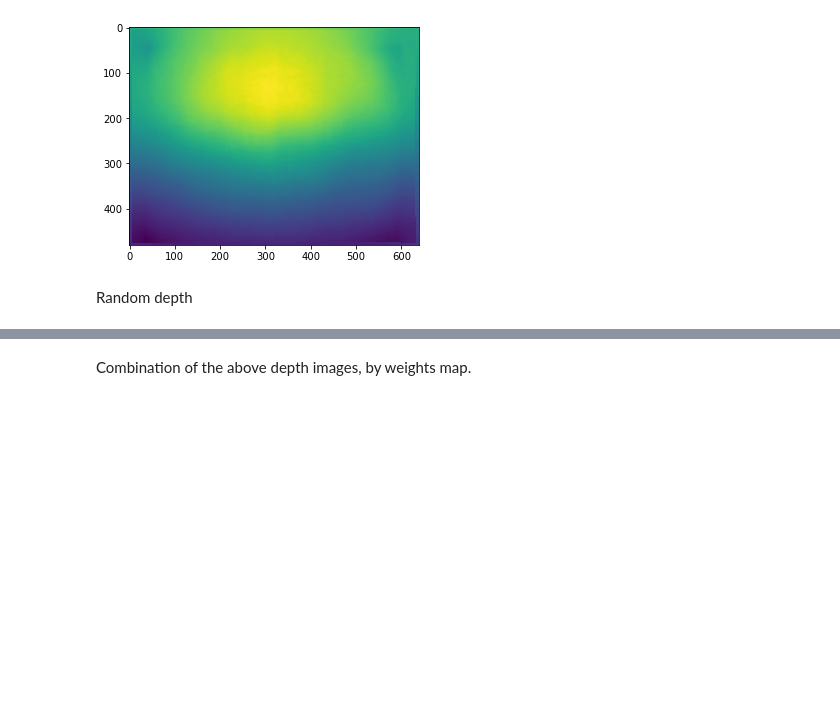
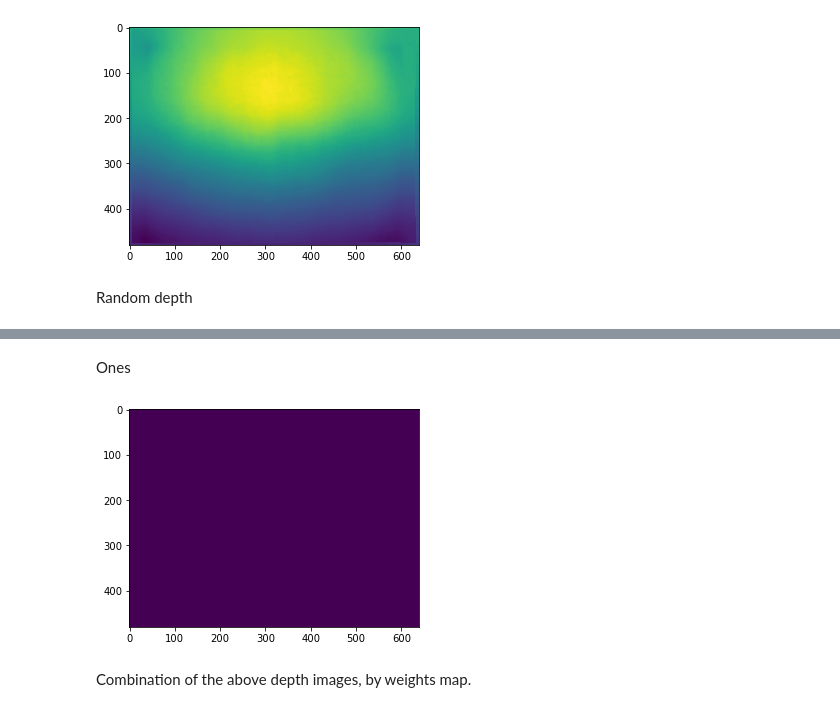
Before and after one commit to manorzvi/cs236781-project, a Jupyter notebook: Depth_image_generator_for_model_predictions.ipynb, the cells around one changed output, grey strips where cells are left out. Drawn from its saved outputs; the diff is of its cells as text; code cells hidden in the pictures; blank space fills up the shorter version.

```diff
--- a/Depth_image_generator_for_model_predictions.ipynb
+++ b/Depth_image_generator_for_model_predictions.ipynb
@@ -149,3 +163,15 @@ if 0.0 < final_depth_image_weights["random"]:
+# %% [markdown]
+Ones
+# %%
+if 0.0 < final_depth_image_weights["ones"]:
+    def get_depth_image__synthetic_ones(image_width, image_height):
+        return max_color * (np.ones(shape=(image_height, image_width))).astype(int)
+
+    ones_depth_image = get_depth_image__synthetic_ones(image_width=image_width, image_height=image_height)
+    plt.imshow(ones_depth_image)
+    plt.show()
+# %% [output]
+[figure, added]
 # %% [markdown]
 Combination of the above depth images, by weights map.
 # %%
```
Also changed, not shown: parts of 5 cells of this notebook.
